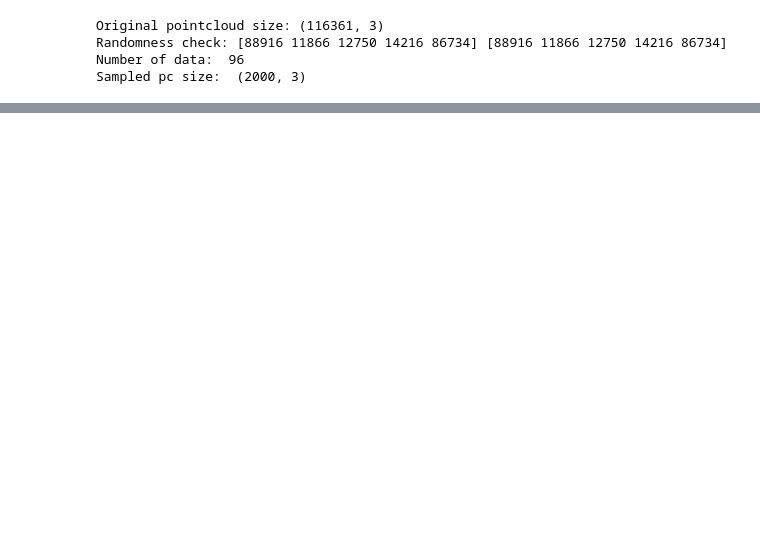
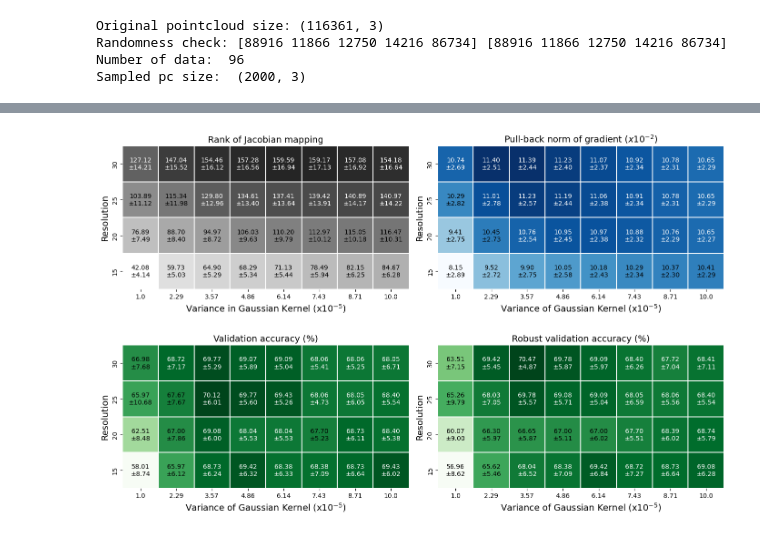
Before and after one commit to shuangliang15/pullback-geometry-persistent-homology, a Jupyter notebook: Selecting-hyperparameters/experiments.ipynb, the cells around one changed output, grey strips where cells are left out. Drawn from its saved outputs; the diff is of its cells as text; code cells hidden in the pictures; blank space fills up the shorter version.

```diff
--- a/Selecting-hyperparameters/experiments.ipynb
+++ b/Selecting-hyperparameters/experiments.ipynb
@@ -111,28 +105,10 @@ for i in range(n):
 # %%
-# Gradient estimate (finding the neareast data with different lable.)
+# Gradient estimate
 data_grad = []
 data_pc_real = []
 number_pts_real = 500
-
-df = pandas.read_csv('Data/label.csv')
-gender = np.array(df['gender'])
-label = []
-for i in range(gender.shape[0]):
-    if i not in [48,50,63,66,69,72,78,84,98,101,103]:
-        label.append(gender[i])
-labels_raw=np.array(label)
-labels_raw -= 1
-labels = []
-for i in range(len(labels_raw)):
-    if i not in [40, 45]:
-        label_pc = labels_raw[i]
-        for j in range(1):
-            labels.append(label_pc)
-labels = np.array(labels)
-
-
 for i,pc in enumerate(data_pc):
-    # find the most neareast pc with diff label
+    # find the neareast pc with diff label
     label = labels[i]
     index_otherclass = np.where(labels!=label)[0]
     distances_otherclass = np.array([distance_matrix[i, j] for j in index_otherclass])
@@ -157,9 +133,5 @@ for i,pc in enumerate(data_pc):
         vec_real = np.array(vec_real).reshape(-1,)
         data_grad.append(vec_real)
         data_pc_real.append(pc_real)
-# import pickle
-# with open("ICG_WAS_PC_3.pkl", 'wb') as f:
-#     pickle.dump(data_pc_real, f)
 
-# with open("ICG_WAS_GRAD_3.pkl", 'wb') as f:
-#     pickle.dump(data_grad, f)
+data_pc = data_pc_real
@@ -402,7 +443,7 @@ mean = [[np.mean(dictionary[key][sub_key]) for sub_key in gauss_sigmas] for key
 mean = np.flip(np.array(mean), axis=0)
 sd = [[np.std(dictionary[key][sub_key]) for sub_key in gauss_sigmas] for key in number_pixels]
 sd = np.flip(np.array(sd), axis=0)
-ax = sns.heatmap(mean, annot=False, cmap='Blues', linewidths=.1, ax=axes[0,1],square=True, cbar=False, vmin=.085, vmax=.112)
+ax = sns.heatmap(mean, annot=False, cmap='Blues', linewidths=.1, ax=axes[0,1],square=True, cbar=False)
 ax.set_yticklabels(np.flip(number_pixels, axis=0))
 ax.set_xticklabels(gauss_sigmas_label)
 ax.set_title("Pull-back norm of gradient ($ x 10^{-2}$)", fontsize=FS)
@@ -422,40 +463,42 @@ mean = [[ np.mean(dictionary[key][sub_key]) for sub_key in gauss_sigmas] for key
 mean = np.flip(np.array(mean), axis=0)
 sd = [[ np.std(dictionary[key][sub_key]) for sub_key in gauss_sigmas] for key in number_pixels]
 sd = np.flip(np.array(sd), axis=0)
-ax = sns.heatmap(mean, annot=False, cmap='Greens', linewidths=.1, ax=axes[1,0], square=True, cbar=False, vmin=.62, vmax=.7)
+ax = sns.heatmap(mean, annot=False, cmap='Greens', linewidths=.1, ax=axes[1,0], square=True, cbar=False)
 ax.set_yticklabels(np.flip(number_pixels, axis=0))
 ax.set_title('Validation accuracy (%)', fontsize=FS)
 ax.set_xticklabels(gauss_sigmas_label)
 ax.set_ylabel('Resolution', fontsize=FS)
 ax.set_xlabel('Variance of Gaussian Kernel (x$10^{-5}$)', fontsize=FS)
 for i in range(mean.shape[0]):
     for j in range(mean.shape[1]):
         value = mean[i, j] *100
         std_error = sd[i, j] *100
         annotation_text = "{:.2f}\n±{:.2f}".format(value, std_error)
         pixel_color = mean[i][j]
         annotation_color = 'black' if pixel_color < 1 * np.mean(mean) else 'white'
         ax.text(j + 0.5, i + 0.5, annotation_text, ha='center', va='center', color=annotation_color, fontsize=10)
 dictionary = Robustacc
 mean = [[ np.mean(dictionary[key][sub_key]) for sub_key in gauss_sigmas] for key in number_pixels]
 mean = np.flip(np.array(mean), axis=0)
 sd = [[ np.std(dictionary[key][sub_key]) for sub_key in gauss_sigmas] for key in number_pixels]
 sd = np.flip(np.array(sd), axis=0)
-ax = sns.heatmap(mean, annot=False, cmap='Greens', linewidths=.1, ax=axes[1,1], square=True, cbar=False, vmin=.59, vmax=.7)
+ax = sns.heatmap(mean, annot=False, cmap='Greens', linewidths=.1, ax=axes[1,1], square=True, cbar=False)
 ax.set_yticklabels(np.flip(number_pixels, axis=0))
 ax.set_title('Robust validation accuracy (%)', fontsize=FS)
 ax.set_xticklabels(gauss_sigmas_label)
 ax.set_ylabel('Resolution', fontsize=FS)
 ax.set_xlabel('Variance of Gaussian Kernel (x$10^{-5}$)', fontsize=FS)
 for i in range(mean.shape[0]):
     for j in range(mean.shape[1]):
         value = mean[i, j] *100
         std_error = sd[i, j] *100
         annotation_text = "{:.2f}\n±{:.2f}".format(value, std_error)
         pixel_color = mean[i][j]
         annotation_color = 'black' if pixel_color < 1.0 * np.mean(mean) else 'white'
         ax.text(j + 0.5, i + 0.5, annotation_text, ha='center', va='center', color=annotation_color, fontsize=10)
 plt.tight_layout()
-#plt.savefig('resvar.png',dpi=300)
+plt.savefig('Figures/resvar.png',dpi=300)
+# %% [output]
+[figure, added]
 # %%
 import pickle
```
Also changed, not shown: parts of 18 cells of this notebook, 14 other files.
